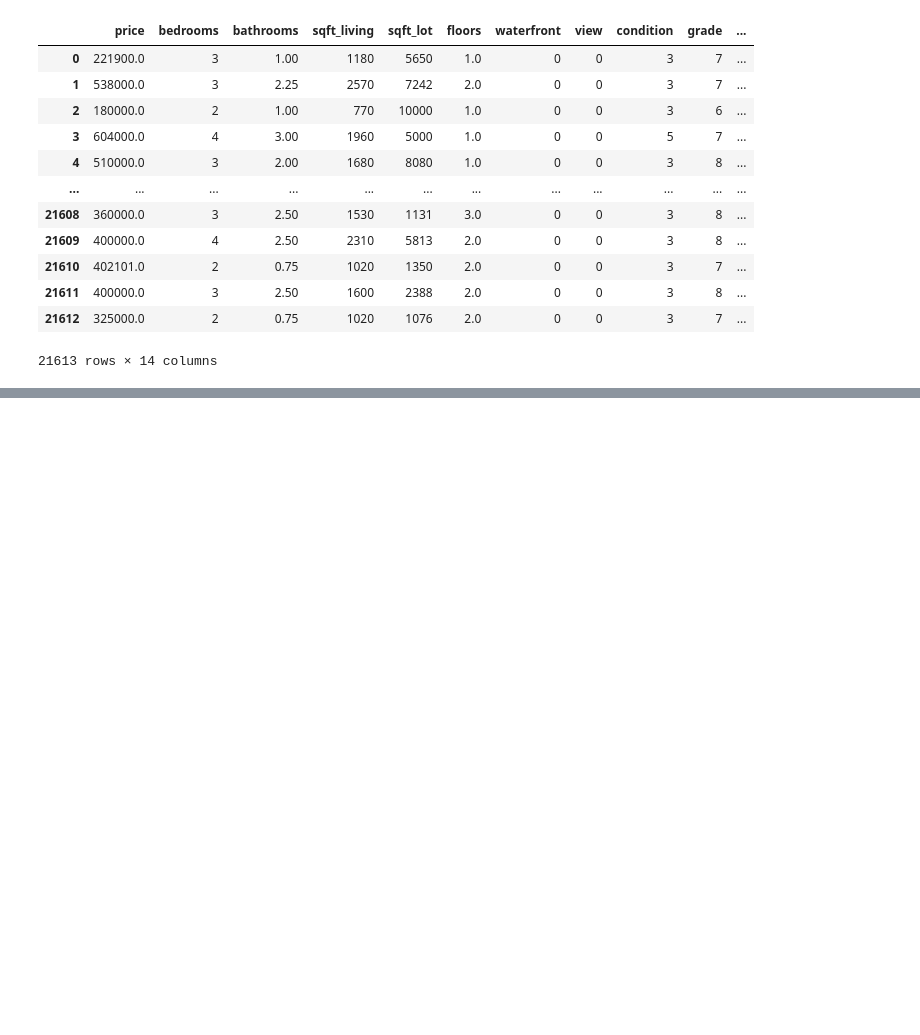
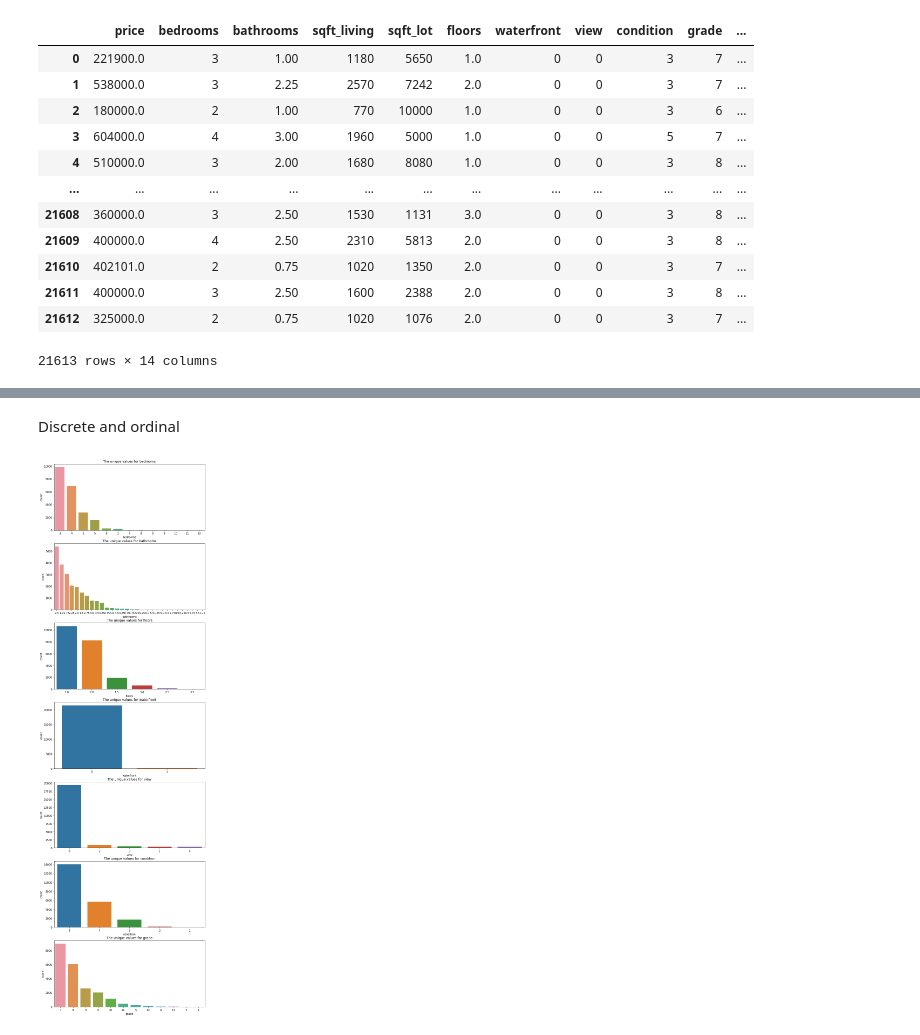
Before and after one commit to kipsangchepesa/Core12_moduleII-IP, a Jupyter notebook: Moringa_Data_Science_core12_ModuleII_W2_Independent_Project_2021_11_Kipsang_Nicholas_Machine_Learning_.ipynb, the cells around one changed output, grey strips where cells are left out. Saved outputs shown, nothing was run; the diff lists cells and outputs as text; code cells hidden in the pictures; blank space fills up the shorter version.

```diff
--- a/Moringa_Data_Science_core12_ModuleII_W2_Independent_Project_2021_11_Kipsang_Nicholas_Machine_Learning_.ipynb
+++ b/Moringa_Data_Science_core12_ModuleII_W2_Independent_Project_2021_11_Kipsang_Nicholas_Machine_Learning_.ipynb
@@ -267,0 +315,14 @@ housing1
+# %% [markdown]
+Discrete and ordinal
+# %%
+# Using
+ordinal=['bedrooms','bathrooms','floors','waterfront','view','condition','grade']
+fig,ax=plt.subplots(len(ordinal),figsize=(10,37))
+for i,cols in enumerate(ordinal):
+  sns.countplot(housing1[cols],order=housing1[cols].value_counts().index,ax=ax[i])
+  ax[i].set_title('The unique values for '+format(cols))
+  #most houses have three bedrooms followed by four bedroomed houses
+  #houses with 1 and 2 floors are many as compared to those with several floors
+  #many housess are in grade 7 followed by those in grad8, 9, 10 in thta order as the grade rises the number of houses reduces
+# %% [output]
+[figure, added]
```
Also changed, not shown: parts of 8 cells of this notebook.
